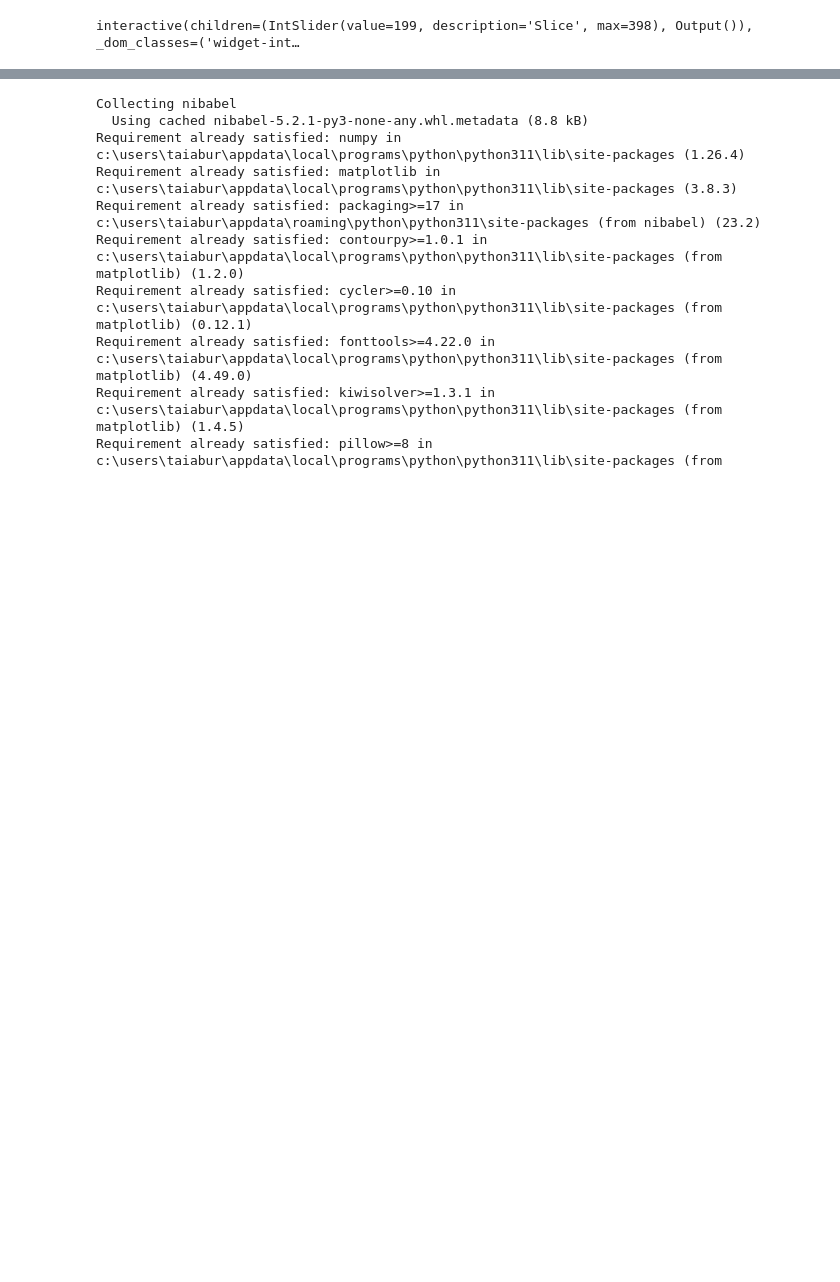
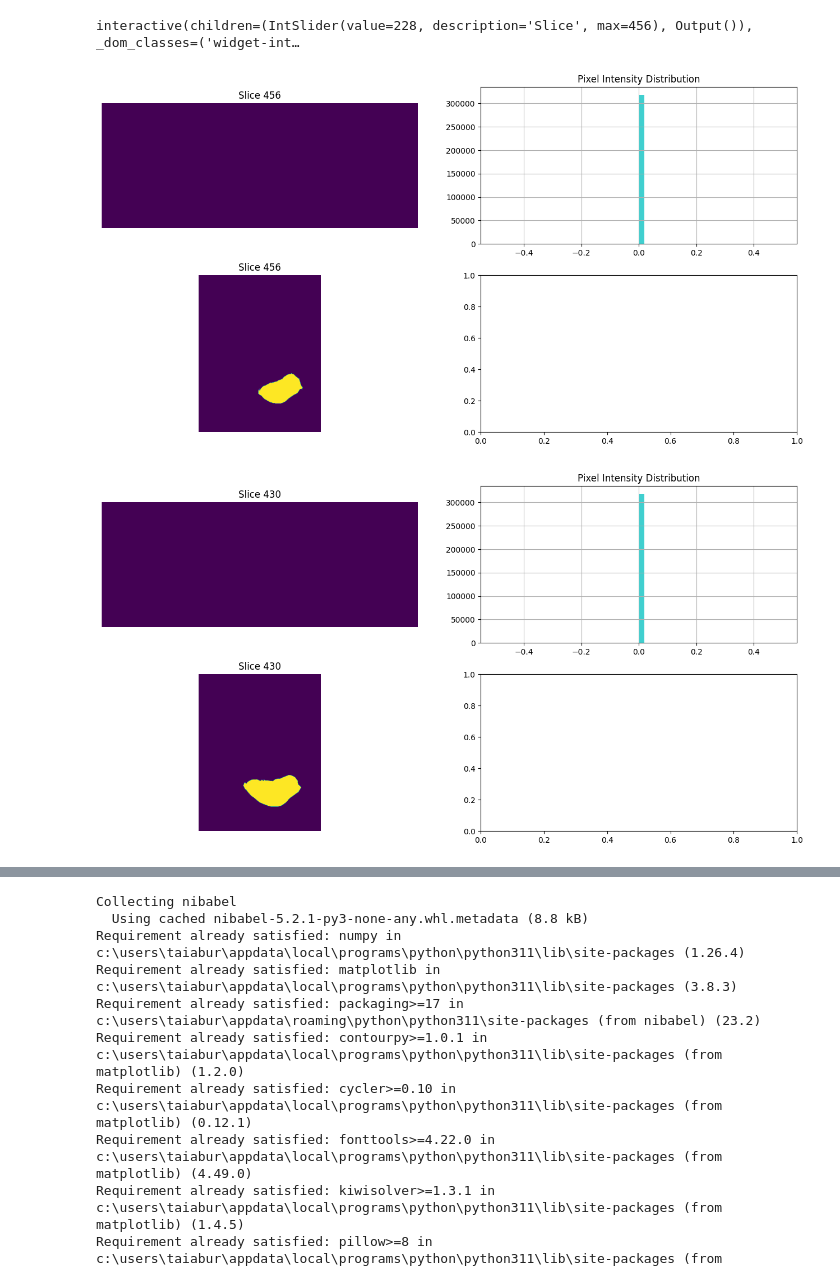
Before and after one commit to antoineschieb/brainXtract, a Jupyter notebook: 03.hp_segmentation/03.Slice_visualisation.ipynb, the cells around one changed output, grey strips where cells are left out. Saved outputs shown, nothing was run; the diff lists cells and outputs as text; code cells hidden in the pictures; blank space fills up the shorter version.

```diff
--- a/03.hp_segmentation/03.Slice_visualisation.ipynb
+++ b/03.hp_segmentation/03.Slice_visualisation.ipynb
@@ -6,7 +6,7 @@ import ipywidgets as widgets
 from IPython.display import display
 
 # Load the NIfTI file
-nifti_path = 'C:/Users/Taiabur/Desktop/datathon/Dataset002_HCFC1/imagesTr/NG4109_RCL5_0000.nii.gz'
+nifti_path = "C:/Users/Taiabur/Desktop/datathon/Dataset003_HPC/labelsTr/NG4110_RCL5.nii.gz"
 img = nib.load(nifti_path)
 data = img.get_fdata()
 
@@ -25,31 +25,33 @@ def display_slice_and_histogram(slice_no):
     ax = axes[0,1]
     slice_data = data[:, :, slice_no].ravel()
     ax.hist(slice_data, bins=50, color='c', alpha=0.75)
     ax.set_title('Pixel Intensity Distribution')
     ax.grid(True)
 
     ax = axes[1,0]
     ax.imshow(data[:, slice_no,: ].T)
     ax.axis('off')  # Hide axes ticks
     ax.set_title(f'Slice {slice_no}')
 
     ax = axes[1,1]
     ax.imshow(data[slice_no, :,: ])
     ax.axis('off')  # Hide axes ticks
     ax.set_title(f'Slice {slice_no}')
 
     plt.tight_layout()
     plt.show()
 
 # Interactive widget for slice selection
 slice_slider = widgets.IntSlider(
     min=0,
     max=data.shape[2] - 1,
     step=1,
     value=data.shape[2] // 2,
     description='Slice'
 )
 
 widgets.interactive(display_slice_and_histogram, slice_no=slice_slider)
 # %% [output]
-interactive(children=(IntSlider(value=199, description='Slice', max=398), Output()), _dom_classes=('widget-int…
+interactive(children=(IntSlider(value=228, description='Slice', max=456), Output()), _dom_classes=('widget-int…
+[figure, added]
+[figure, added]
```
Also changed, not shown: parts of 1 cell of this notebook, 3 other files.
